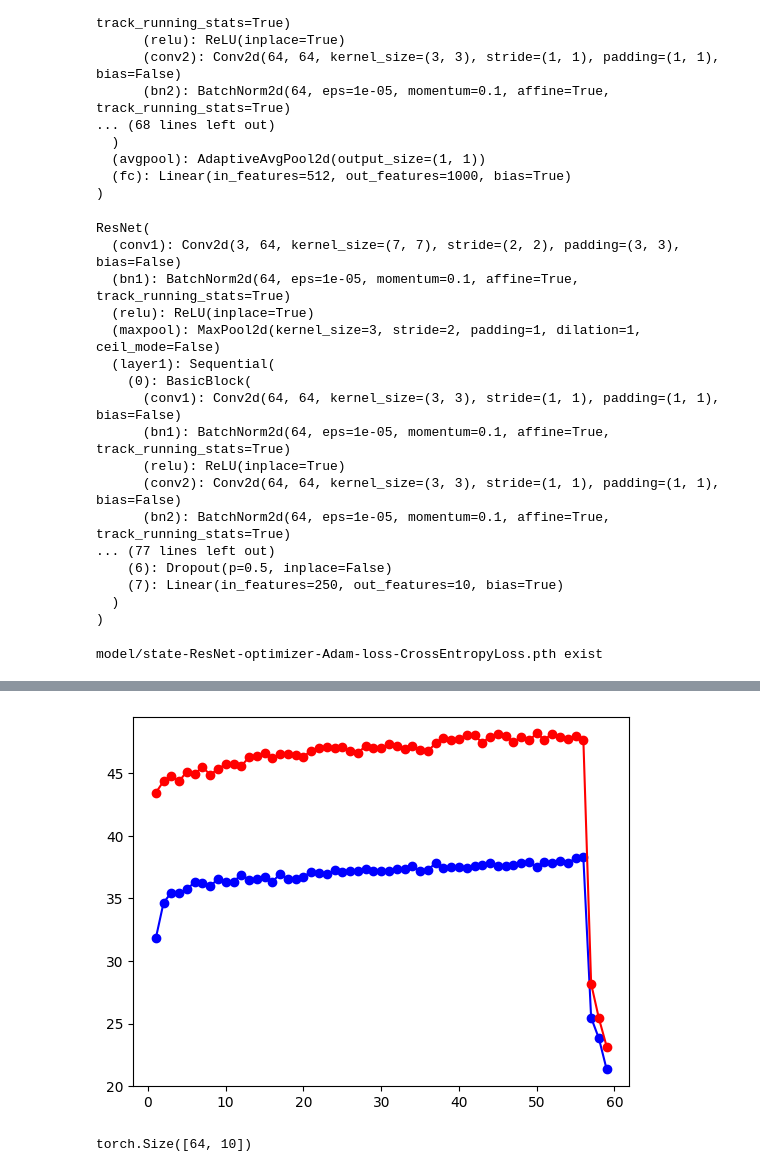
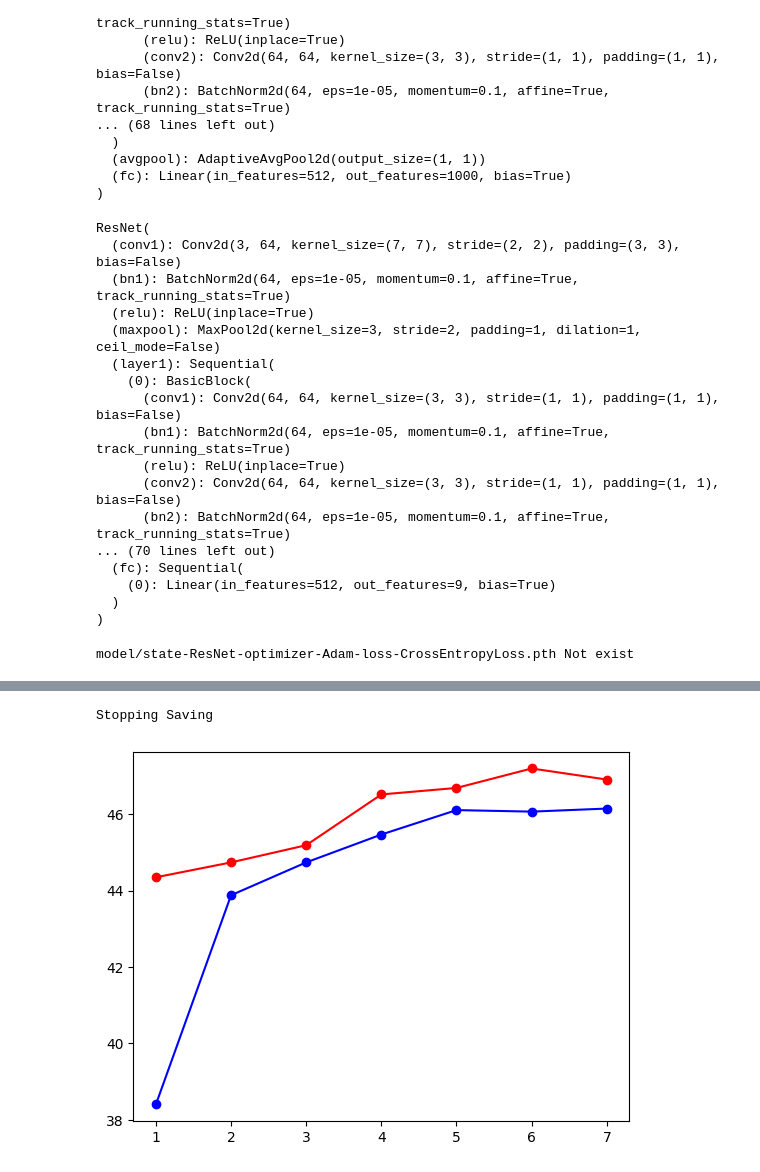
Before and after one commit to 1-1is0/fairness-ai, a Jupyter notebook: q03.ipynb, the cells around one changed output, grey strips where cells are left out. Drawn from its saved outputs; the diff is of its cells as text; code cells hidden in the pictures.

```diff
--- a/q03.ipynb
+++ b/q03.ipynb
@@ -85,8 +82,8 @@ class CustomCIFAR10(torchvision.datasets.CIFAR10):
 # %%
 from multiprocessing import cpu_count
 
-mean = np.array([0.4914, 0.4822, 0.4465])
-std = np.array([0.2023, 0.1994, 0.2010])
+mean = np.array([0.485, 0.456, 0.406])
+std = np.array([0.229, 0.224, 0.225])
 
 transform_train = A.Compose([
     A.Resize(32, 32),
@@ -94,16 +91,15 @@ transform_train = A.Compose([
     A.RandomBrightnessContrast(p=0.2),
     A.RandomGamma(p=0.2),
     A.GaussNoise(p=0.5),
-    A.ColorJitter(brightness=0.2, contrast=0.2, saturation=0.2, hue=0.2, p=0.2),
     A.Normalize(mean=mean, std=std),
     A.pytorch.ToTensorV2(),
 ])
 
 transform_test = A.Compose([
-        A.Resize(32, 32),
-        A.Normalize(mean=mean, std=std),
-        A.pytorch.ToTensorV2(),
-    ])
+    A.Resize(32, 32),
+    A.Normalize(mean=mean, std=std),
+    A.pytorch.ToTensorV2(),
+])
 
 train_dataset = CustomCIFAR10('data', train=True, download=True, transform=transform_train)
 test_dataset = CustomCIFAR10('data', train=False, download=True, transform=transform_test)
@@ -149,14 +145,12 @@ for p in model.parameters():
     p.requires_grad = False
 
 head = nn.Sequential(
-    nn.BatchNorm1d(512),
     nn.ReLU(),
-    nn.Dropout(0.5),
     nn.Linear(512, 250),
     nn.BatchNorm1d(250),
     nn.ReLU(),
     nn.Dropout(0.5),
-    nn.Linear(250, 10)
+    nn.Linear(250, len(train_dataset.classes))
 )
 
 model.fc = head
@@ -175,9 +169,9 @@ ResNet(
       (relu): ReLU(inplace=True)
       (conv2): Conv2d(64, 64, kernel_size=(3, 3), stride=(1, 1), padding=(1, 1), bias=False)
       (bn2): BatchNorm2d(64, eps=1e-05, momentum=0.1, affine=True, track_running_stats=True)
-... (77 lines left out)
-    (6): Dropout(p=0.5, inplace=False)
-    (7): Linear(in_features=250, out_features=10, bias=True)
+... (70 lines left out)
+  (fc): Sequential(
+    (0): Linear(in_features=512, out_features=9, bias=True)
   )
 )
 # %%
@@ -207,7 +201,7 @@ state = train(
     dataset=datasets,
     data_loader=data_loaders,
     device=device,
-    epochs=200,
+    epochs=20,
 )
 # %% [output]
-model/state-ResNet-optimizer-Adam-loss-CrossEntropyLoss.pth exist
+model/state-ResNet-optimizer-Adam-loss-CrossEntropyLoss.pth Not exist
@@ -218 +221,2 @@ Stopping Saving
+Stopping Saving
-[figure, old version]
+[figure, new version]
@@ -223,4 +222,0 @@ l = model(a.to(device))
-# %%
-l.shape
-# %% [output]
-torch.Size([64, 10])
```
Also changed, not shown: parts of 8 cells of this notebook.
